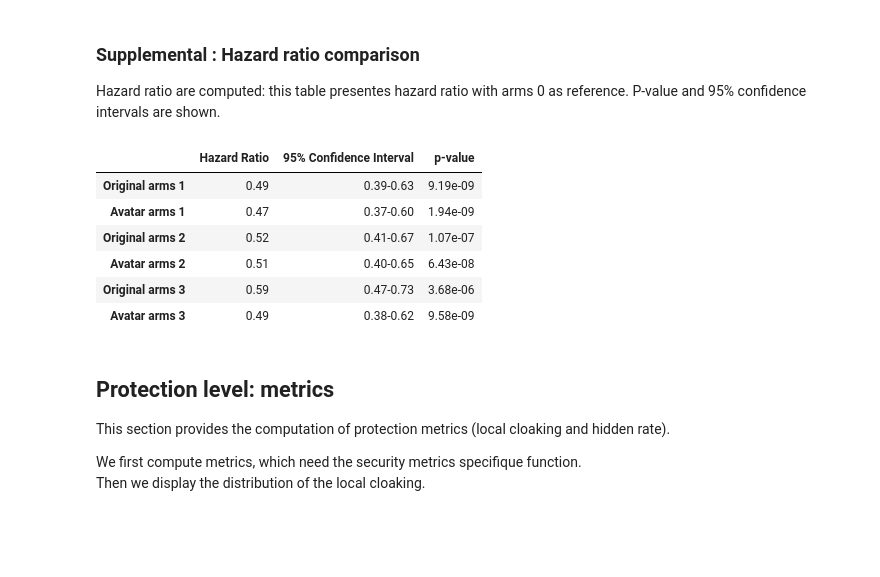
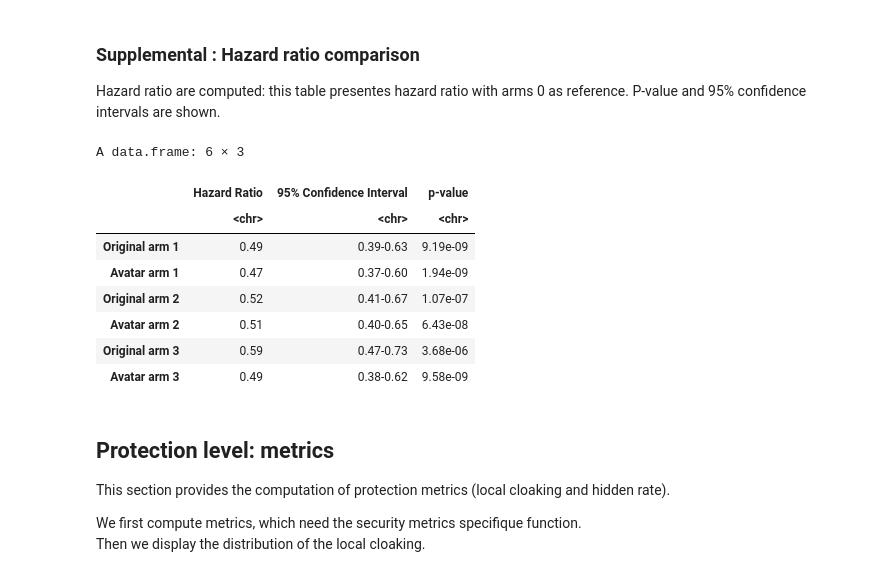
Before and after one commit to octopize/avatar-paper, a Jupyter notebook: notebooks/final_figure/messageAB_AIDS.ipynb, the cells around one changed output. Drawn from its saved outputs; the diff is of its cells as text; code cells hidden in the pictures; blank space fills up the shorter version.

```diff
--- a/notebooks/final_figure/messageAB_AIDS.ipynb
+++ b/notebooks/final_figure/messageAB_AIDS.ipynb
@@ -290,21 +290,25 @@ Hazard ratio are computed: this table presentes hazard ratio with arms 0 as refe
 # %%
 rownames(res_ori) <- c("arms1_original", "arms2_original", "arms3_original")
 rownames(res_avat) <- c("arms1_avatar", "arms2_avatar", "arms3_avatar")
 res_concat <- as.data.frame(rbind(res_ori, res_avat))
 res_concat["Hazard Ratio"] <- formatC(res_concat[, 1], format = "f", digits = 2)
 res_concat["95% Confidence Interval"] <- paste0(formatC(res_concat[,3], format = "f", digits = 2), "-", formatC(res_concat[, 4], format = "f", digits = 2))
 res_concat["p-value"] <- formatC(res_concat[,2], format = "e", digits = 2)
 res_concat <- res_concat[c(1, 4, 2, 5, 3, 6), 5:7]
-row.names(res_concat) <- c("Original arms 1", "Avatar arms 1", "Original arms 2", "Avatar arms 2", "Original arms 3", "Avatar arms 3")
+row.names(res_concat) <- c("Original arm 1", "Avatar arm 1", "Original arm 2", "Avatar arm 2", "Original arm 3", "Avatar arm 3")
 res_concat
+
+#write.csv(res_concat,"../../datasets/results_df/supplemental_table_aids.csv", row.names = TRUE)
 # %% [output]
+A data.frame: 6 × 3
 |  | Hazard Ratio | 95% Confidence Interval | p-value |
-| Original arms 1 | 0.49 | 0.39-0.63 | 9.19e-09 |
-| Avatar arms 1 | 0.47 | 0.37-0.60 | 1.94e-09 |
-| Original arms 2 | 0.52 | 0.41-0.67 | 1.07e-07 |
-| Avatar arms 2 | 0.51 | 0.40-0.65 | 6.43e-08 |
-| Original arms 3 | 0.59 | 0.47-0.73 | 3.68e-06 |
-| Avatar arms 3 | 0.49 | 0.38-0.62 | 9.58e-09 |
+|  | <chr> | <chr> | <chr> |
+| Original arm 1 | 0.49 | 0.39-0.63 | 9.19e-09 |
+| Avatar arm 1 | 0.47 | 0.37-0.60 | 1.94e-09 |
+| Original arm 2 | 0.52 | 0.41-0.67 | 1.07e-07 |
+| Avatar arm 2 | 0.51 | 0.40-0.65 | 6.43e-08 |
+| Original arm 3 | 0.59 | 0.47-0.73 | 3.68e-06 |
+| Avatar arm 3 | 0.49 | 0.38-0.62 | 9.58e-09 |
 # %% [markdown]
 ## Protection level: metrics
 
```
Also changed, not shown: parts of 8 cells of this notebook, 3 other files.
